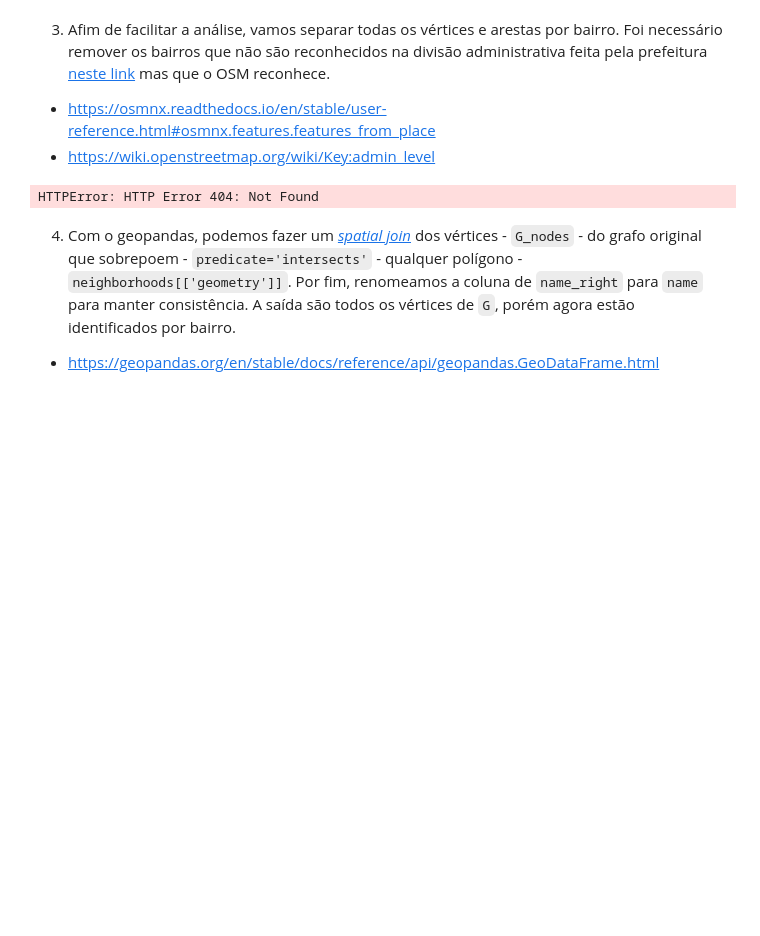
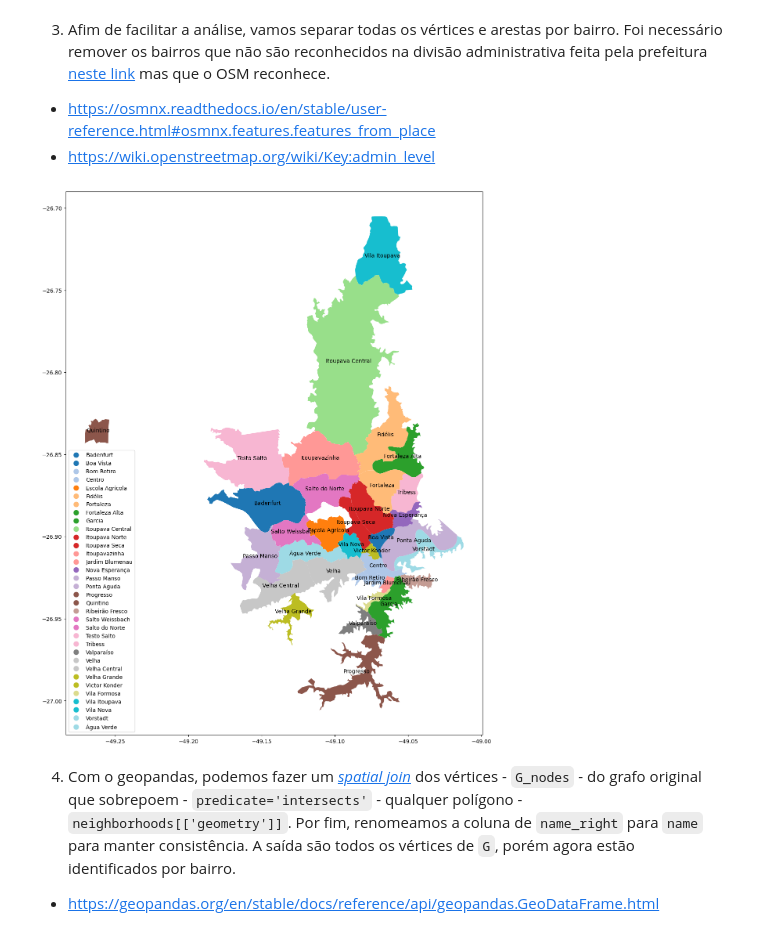
Before and after one commit to lemuel-manske/city-block, a Jupyter notebook: city.ipynb, the cells around one changed output. Saved outputs shown, nothing was run; the diff lists cells and outputs as text; code cells hidden in the pictures; blank space fills up the shorter version.

Commit message:
filter desired neighborhoods

```diff
--- a/city.ipynb
+++ b/city.ipynb
@@ -81,38 +84,44 @@ load_hospitals()
 
   - https://osmnx.readthedocs.io/en/stable/user-reference.html#osmnx.features.features_from_place
   - https://wiki.openstreetmap.org/wiki/Key:admin_level
+# %%
+import pandas as pd
+
+DESIRED_BLUMENAU_NEIGHBORHOODS = pd \
+  .read_csv('https://raw.githubusercontent.com/lemuel-manske/city-block/main/data/blumenau_neighborhoods.csv') \
+  ['name']
+
+DESIRED_TIMBO_NEIGHBORHOODS = pd \
+  .read_csv('https://raw.githubusercontent.com/lemuel-manske/city-block/main/data/timbo_neighborhoods.csv') \
+   ['name']
 # %%
 import pandas as pd
 
 import osmnx as ox
 
 import matplotlib.pyplot as plt
 
-DESIRED_BLUMENAU_NEIGHBORHOODS = pd \
-  .read_csv('https://raw.githubusercontent.com/lemuel-manske/city-block/main/data/blumenau_neighborhoods.csv') \
-  .to_dict()['name']
+blumenau_neighborhoods = ox.features \
+  .features_from_place('Blumenau, Brazil', { 'admin_level': '10' })
 
-DESIRED_TIMBO_NEIGHBORHOODS = pd \
-  .read_csv('https://raw.githubusercontent.com/lemuel-manske/city-block/main/data/timbo_neighborhoods.csv') \
-  .to_dict()['name']
-
-neighborhood_tags = { 'admin_level': '10' }
-
-blumenau_neighborhoods = ox.features \
-  .features_from_place('Blumenau, Brazil', { 'admin_level': '10' }) \
-  .query(f'name in {DESIRED_BLUMENAU_NEIGHBORHOODS}')
+blumenau_neighborhoods = blumenau_neighborhoods[
+    blumenau_neighborhoods['name'].isin(DESIRED_BLUMENAU_NEIGHBORHOODS)
+]
 
 timbo_neighborhoods = ox.features \
-  .features_from_place('Timbó, Brazil', { 'admin_level': '10' }) \
-  .query(f'name in {DESIRED_TIMBO_NEIGHBORHOODS}')
+  .features_from_place('Timbó, Brazil', { 'admin_level': '10' })
+
+timbo_neighborhoods = timbo_neighborhoods[
+    timbo_neighborhoods['name'].isin(DESIRED_TIMBO_NEIGHBORHOODS)
+]
 
 neighborhoods = pd.concat([blumenau_neighborhoods, timbo_neighborhoods])
 
-neighborhoods.plot(column='name', cmap='tab20', legend=True, figsize=(12, 18))
+neighborhoods.plot(column='name', cmap='tab20', legend=True, figsize=(16, 18))
 
 neighborhoods.apply(lambda p: plt.annotate(text=p['name'], xy=p.geometry.centroid.coords[0], ha='center'), axis=1);
 # %% [output]
-HTTPError: HTTP Error 404: Not Found
+[figure, added]
 # %% [markdown]
 4. Com o geopandas, podemos fazer um [*spatial join*](https://geopandas.org/en/stable/docs/reference/api/geopandas.GeoDataFrame.sjoin.html#geopandas.GeoDataFrame.sjoin) dos vértices - `G_nodes` - do grafo original que sobrepoem - `predicate='intersects'` - qualquer polígono - `neighborhoods[['geometry']]`. Por fim, renomeamos a coluna de `name_right` para `name` para manter consistência. A saída são todos os vértices de `G`, porém agora estão identificados por bairro.
 
```
Also changed, not shown: parts of 1 cell of this notebook.
